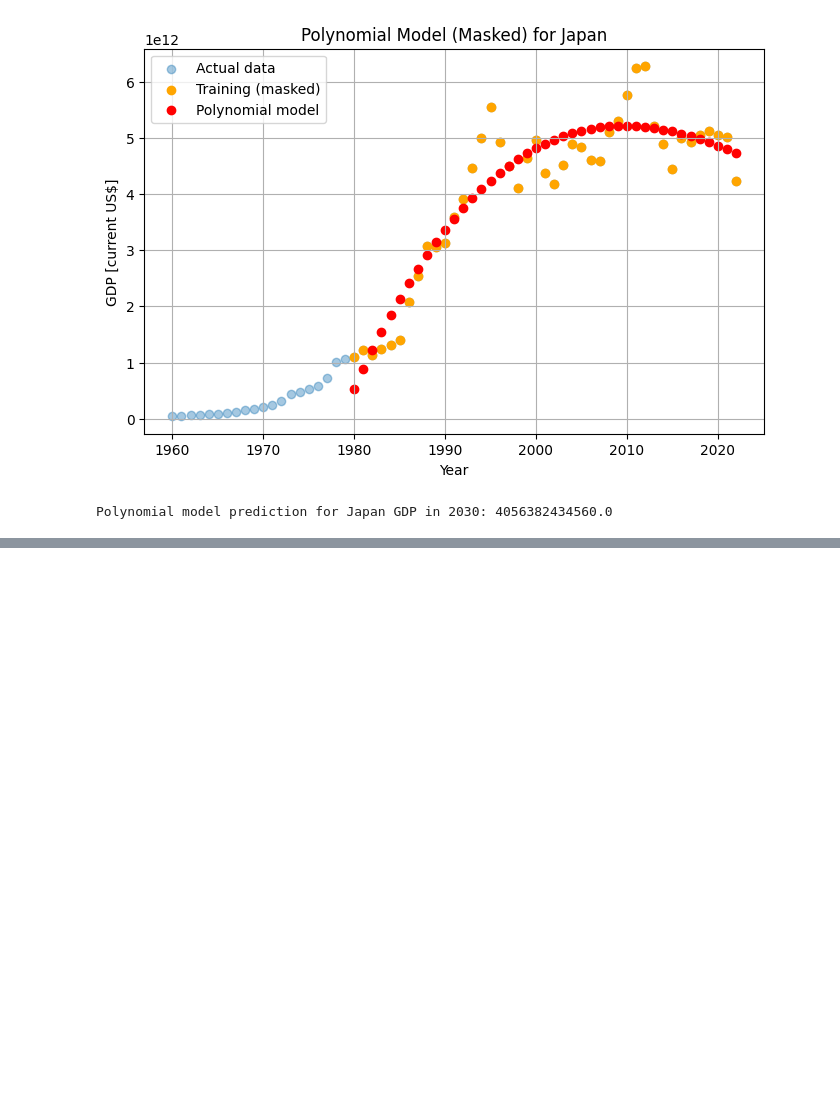
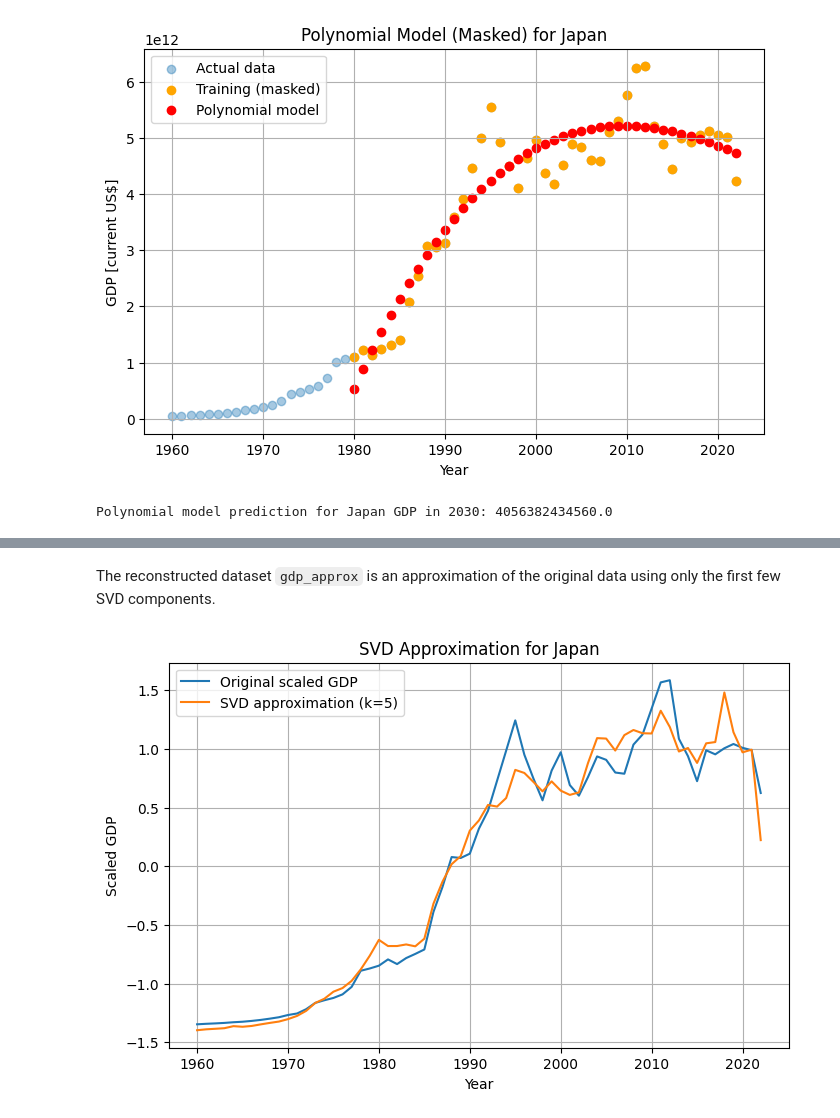
Before and after one commit to shokun723/Summer_Workshop_ShoRydberg, a Jupyter notebook: 0_Class_Notebooks/KNOW_DATA_NUMERICAL.ipynb, the cells around one changed output, grey strips where cells are left out. Cells and saved outputs as stored; diff of their text form; code cells hidden in the pictures; blank space fills up the shorter version.

```diff
--- a/0_Class_Notebooks/KNOW_DATA_NUMERICAL.ipynb
+++ b/0_Class_Notebooks/KNOW_DATA_NUMERICAL.ipynb
@@ -868,0 +939,33 @@ Polynomial model prediction for Japan GDP in 2030: 4056382434560.0
+# %%
+# Keep only the first k patterns
+k = 5
+
+U_k = U[:, :k]
+S_k = np.diag(S[:k])
+Vt_k = Vt[:k, :]
+
+gdp_approx = U_k @ S_k @ Vt_k
+# %% [markdown]
+The reconstructed dataset `gdp_approx` is an approximation of the original data using only the first few SVD components.
+# %%
+country = "Japan"
+
+country_index = list(gdp_transposed.columns).index(country)
+
+original = gdp_matrix_scaled[:, country_index]
+approx = gdp_approx[:, country_index]
+
+plt.figure(figsize=(8, 5))
+
+plt.plot(gdp_transposed.index, original, label="Original scaled GDP")
+plt.plot(gdp_transposed.index, approx, label=f"SVD approximation (k={k})")
+
+plt.xlabel("Year")
+plt.ylabel("Scaled GDP")
+plt.title(f"SVD Approximation for {country}")
+
+plt.legend()
+plt.grid(True)
+plt.show()
+# %% [output]
+[figure, added]
```
Also changed, not shown: parts of 8 cells of this notebook.
